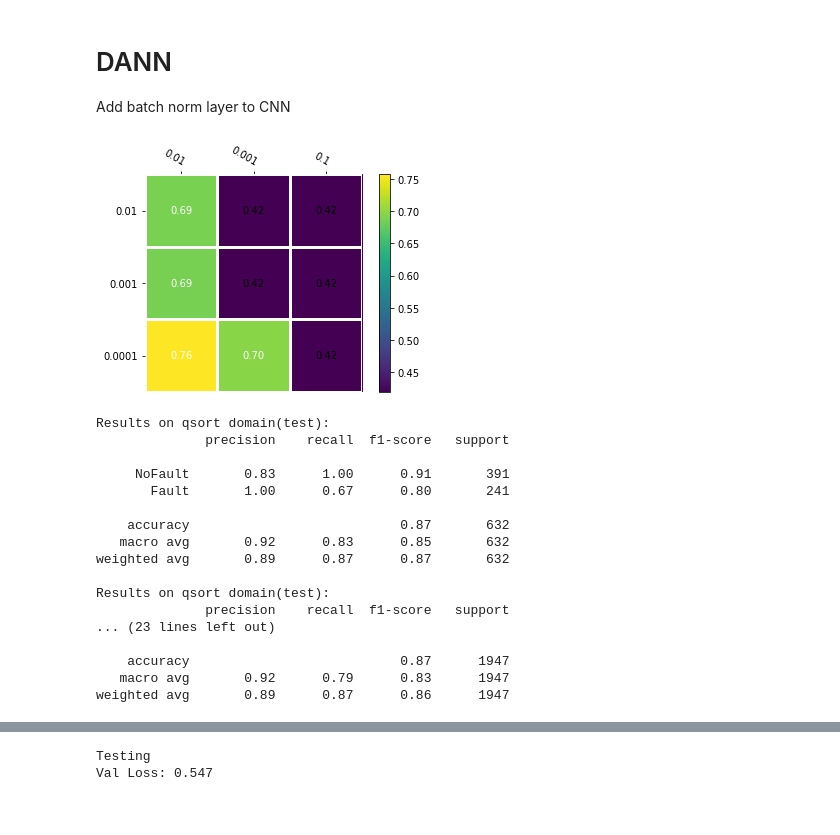
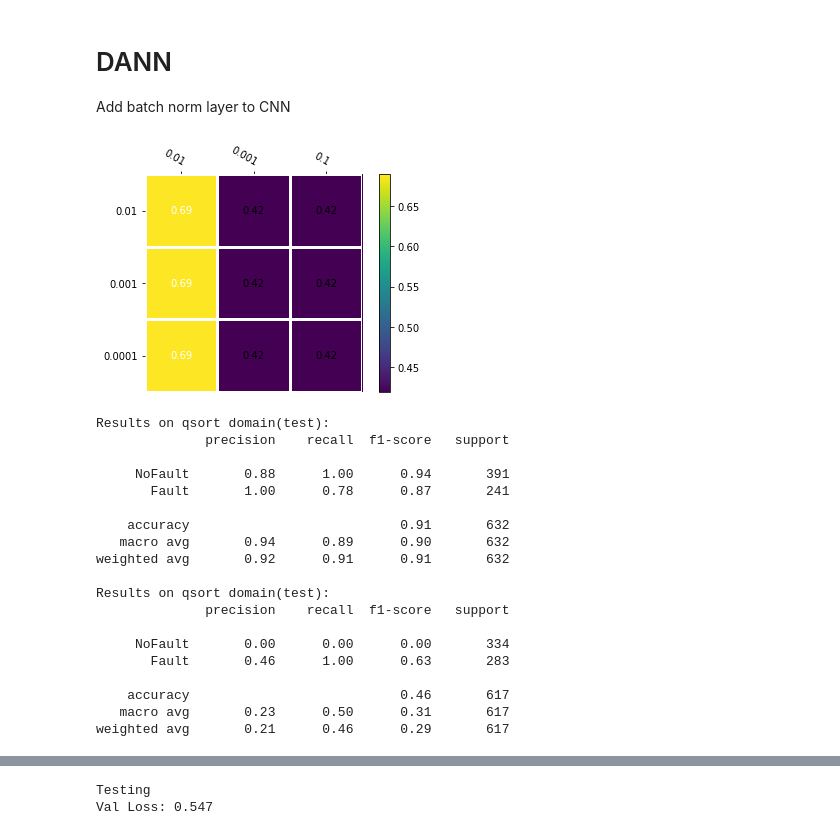
Before and after one commit to SimoneDutto/OS_FaultMonitor, a Jupyter notebook: MLAnalysis/FaultDetection_analysis.ipynb, the cells around one changed output, grey strips where cells are left out. Drawn from its saved outputs; the diff is of its cells as text; code cells hidden in the pictures.

```diff
--- a/MLAnalysis/FaultDetection_analysis.ipynb
+++ b/MLAnalysis/FaultDetection_analysis.ipynb
@@ -432,8 +437,8 @@ LEARNING_RATE = 0.001
 STEP_SIZE = 15
 GAMMA = 0.1
 # model = BinaryClassificationSimple(
-#model = BinaryClassification()
-model = DANN(False, True)
+model = BinaryClassification()
+#model = DANN(False, True)
 model.to(device)
 criterion = nn.CrossEntropyLoss()
 optimizer = optim.Adam(model.parameters(), lr=LEARNING_RATE)
@@ -519,7 +542,7 @@ y_pred_list = []
 model=best_model
 with torch.no_grad():
     model.eval()
-    for X_batch, _ in tttest_loader:
+    for X_batch, _ in test_loader:
         X_batch = X_batch.to(device)
         y_test_pred = model(X_batch)
         y_test_pred = torch.log_softmax(y_test_pred, dim=1)
@@ -527,7 +550,7 @@ with torch.no_grad():
         y_pred_list.append(y_pred_tag.cpu().numpy())
 
 y_pred_list = [a.squeeze().tolist() for a in y_pred_list]
-print(classification_report(ytt_test, y_pred_list, target_names=["NoFault", "Fault"]))
+print(classification_report(ym_test, y_pred_list, target_names=["NoFault", "Fault"]))
 # %% [output]
               precision    recall  f1-score   support
 
@@ -540,13 +563,13 @@ weighted avg       0.87      0.86      0.85      6854
 # %% [markdown]
 # Transfer Learning
 # %%
-model = DANN(False, True)
-best_model = DANN(True, True)
+model = DANN(False, False)
+best_model = DANN(True, False)
 #Transfer learning seems to work quite well, but of corse it needs tweaks
-# model.features[8].weight.requires_grad = False
-# model.features[8].bias.requires_grad = False
-# model.classifier.weight.requires_grad = False
-# model.classifier.bias.requires_grad = False
+model.features[8].weight.requires_grad = False
+model.features[8].bias.requires_grad = False
+model.classifier.weight.requires_grad = False
+model.classifier.bias.requires_grad = False
 LEARNING_RATE = 0.001
 # model.layer_out.weight.requires_grad = False
 # model.layer_out.bias.requires_grad = False
@@ -556,9 +579,10 @@ criterion = nn.CrossEntropyLoss()
 optimizer = optim.Adam(model.features.parameters(), lr=LEARNING_RATE)
 scheduler = optim.lr_scheduler.StepLR(optimizer, step_size=STEP_SIZE, gamma=GAMMA)
 
-loaders = [qtest_loader, qtrain_loader, yq_test]
+#loaders = [test_loader, train_loader, ym_test]
+#loaders = [qtest_loader, qtrain_loader, yq_test]
 #loaders = [ttest_loader, ttrain_loader, yb_test]
-#loaders = [stest_loader, strain_loader, ys_test]
+loaders = [stest_loader, strain_loader, ys_test]
 
 te_loader = loaders[0]
 tr_loader = loaders[1]
@@ -878,6 +912,7 @@ Add batch norm layer to CNN
 import torch.nn.functional as F
 import torch.nn.init
 from torch.autograd import Function
+import copy
 
 class ReverseLayerF(Function):
     # Forwards identity
@@ -982,13 +1017,17 @@ class DANN_CNN(nn.Module):
 def DANN(pretrain=True, CNN=False):
   if CNN:
     model = DANN_CNN()
+    if pretrain:
+      model.load_state_dict(torch.load("model_CNN50.pth"), strict=False)
+      for i in [1,4]:
+        model.classifier_domain[i].weight.data = model.classifier[i].weight.data
+        model.classifier_domain[i].bias.data = model.classifier[i].bias.data
   else:
     model = BinaryClassificationDANN()
-  if pretrain:
-    model.load_state_dict(torch.load("model_CNN50.pth"), strict=False)
-    for i in [1,4]:
-      model.classifier_domain[i].weight.data = model.classifier[i].weight.data
-      model.classifier_domain[i].bias.data = model.classifier[i].bias.data
+    if pretrain:
+      model.load_state_dict(torch.load("model_NN50_20.pth"), strict=False)
+      model.classifier_domain.weight.data = model.classifier.weight.data
+      model.classifier_domain.bias.data = model.classifier.bias.data
   return model
 # %%
 LEARNING_RATE = 0.001     # Higher batch sizes allows for larger learning rates. An empirical heuristic suggests that, when changing
@@ -1039,7 +1078,7 @@ i=0
 for alpha in alphas:
   j=0
   for lr in lrs:
-    net = DANN(pretrain=True, CNN=True)
+    net = DANN(pretrain=True, CNN=False)
     net = net.to(device)
     parameters_to_optimize = net.parameters()
     optimizer = optim.Adam(parameters_to_optimize, lr=lr, weight_decay=WEIGHT_DECAY)
@@ -1235,7 +1274,7 @@ for alpha in alphas:
   i+=1
   if not da:
     break
-torch.save(best_model.state_dict(), "/content/gdrive/My Drive/Tesi/model_DANN20.pth")
+torch.save(best_model.state_dict(), "/content/gdrive/My Drive/Tesi/model_DANN20_NN20.pth")
 im, cbar = heatmap(accuracies, alphas, lrs, cmap="RdYlGn")
 annotate_heatmap(im)
 #plt.savefig("grid.png")
@@ -1319,48 +1358,50 @@ print(classification_report(ys_test, y_pred_list, target_names=["NoFault", "Faul
 y_pred_list = []
 model = best_best
 with torch.no_grad():
     model.eval()
     for X_batch, _ in ttest_loader:
         X_batch = X_batch.to(device)
         y_test_pred = model(X_batch)
         y_test_pred = torch.log_softmax(y_test_pred, dim=1)
         _, y_pred_tag = torch.max(y_test_pred, dim = 1)
         y_pred_list.append(y_pred_tag.cpu().numpy())
 
 y_pred_list = [a.squeeze().tolist() for a in y_pred_list]
 print("Results on bitcount domain(target)")
 print(classification_report(yb_test, y_pred_list, target_names=["NoFault", "Fault"]))
 
 y_pred_list = []
 model=best_best
 with torch.no_grad():
     model.eval()
     for X_batch, _ in test_loader:
         X_batch = X_batch.to(device)
         y_test_pred = model(X_batch)
         y_test_pred = torch.log_softmax(y_test_pred, dim=1)
         _, y_pred_tag = torch.max(y_test_pred, dim = 1)
         y_pred_list.append(y_pred_tag.cpu().numpy())
 
 y_pred_list = [a.squeeze().tolist() for a in y_pred_list]
 print("Results on basicmath(source):")
 print(classification_report(ym_test, y_pred_list, target_names=["NoFault", "Fault"]))
 # %% [output]
-[figure, old version]
+[figure, new version]
 Results on qsort domain(test):
               precision    recall  f1-score   support
 
-     NoFault       0.83      1.00      0.91       391
-       Fault       1.00      0.67      0.80       241
+     NoFault       0.88      1.00      0.94       391
+       Fault       1.00      0.78      0.87       241
 
-    accuracy                           0.87       632
-   macro avg       0.92      0.83      0.85       632
-weighted avg       0.89      0.87      0.87       632
+    accuracy                           0.91       632
+   macro avg       0.94      0.89      0.90       632
+weighted avg       0.92      0.91      0.91       632
 
 Results on qsort domain(test):
               precision    recall  f1-score   support
-... (23 lines left out)
 
-    accuracy                           0.87      1947
-   macro avg       0.92      0.79      0.83      1947
-weighted avg       0.89      0.87      0.86      1947
+     NoFault       0.00      0.00      0.00       334
+       Fault       0.46      1.00      0.63       283
+
+    accuracy                           0.46       617
+   macro avg       0.23      0.50      0.31       617
+weighted avg       0.21      0.46      0.29       617
```
Also changed, not shown: parts of 14 cells of this notebook.
